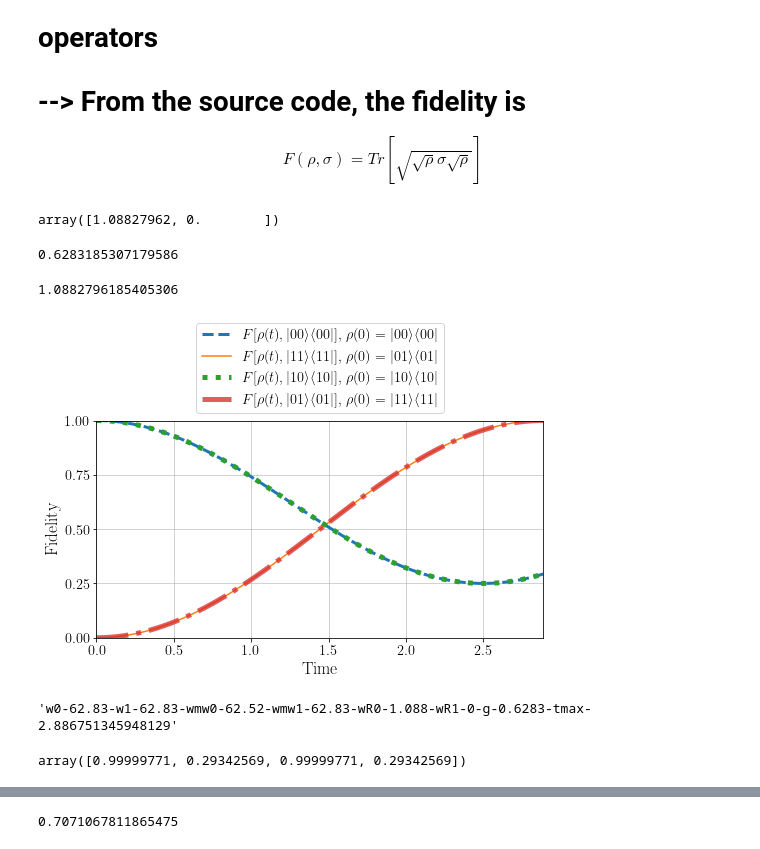
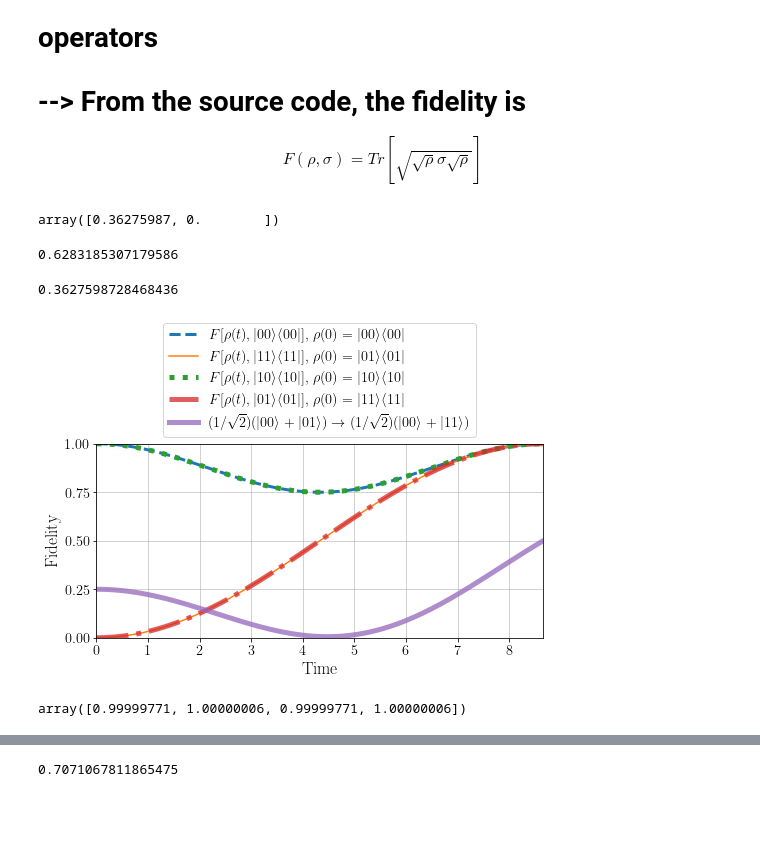
Before and after one commit to jam31118/kias-snu-winter-camp-2022, a Jupyter notebook: driven-two-interacting-qubit/driven-two-interacting-qubits.ipynb, the cells around one changed output, grey strips where cells are left out. Cells and saved outputs as stored; diff of their text form; code cells hidden in the pictures; blank space fills up the shorter version.

Commit message:
find fidelity of 1 in definite-spin basis i.e. 00, 11, 01, 10 and half fidelity for a superposed state

```diff
--- a/driven-two-interacting-qubit/driven-two-interacting-qubits.ipynb
+++ b/driven-two-interacting-qubit/driven-two-interacting-qubits.ipynb
@@ -34,7 +34,7 @@ g = g_ratio * min(w0,w1)
 # Omega_2J_ratio = 0.4 # 0.3 # 0.2 # 0.1 # 0.05 # 0.1
 # Omega = Omega_2J_ratio * 2*J
 from numpy import sqrt
-Omega_g_ratio = sqrt(3) # 1. # 0.5 # 0.31
+Omega_g_ratio = 1/sqrt(3) # sqrt(3) # 1. # 0.5 # 0.31
 Omega = Omega_g_ratio * g
 
 # g = - J
@@ -371,3 +372,19 @@ res_10_10 = mesolve(H, rho_10_10, t, c_ops, fidel_10_10, options=options)
 
 assert not np.any(np.abs(np.imag(res_10_10.expect)).max() > 1e-15)
 fidel_10_10_from_10_10 = np.real(res_10_10.expect)
+# %%
+ket_11 = tensor([basis(2,0), basis(2,0)])
+ket_01 = tensor([basis(2,1), basis(2,0)])
+
+# ket_01_plus_11 = (1/2**0.5) * ket_11 + (1/2**0.5) * ket_01
+
+ket_00 = tensor([basis(2,1), basis(2,1)])
+ket_00_plus_01 = (1/2**0.5) * ket_00 + (1/2**0.5) * ket_01
+
+rho_00_plus_01 = ket2dm(ket_00_plus_01)
+
+ket_00_plus_11 = (1/2**0.5) * ket_00 + (1/2**0.5) * ket_11
+
+rho_00_plus_11 = ket2dm(ket_00_plus_11)
+
+rho_00_plus_11
@@ -374,3 +404,11 @@ fidel_10_10_from_10_10 = np.real(res_10_10.expect)
+# %%
+fidel_00_plus_11 = lambda t, rho: np.real(fidelity(rho_00_plus_11, rho))
+
+res_from_00_plus_01 = mesolve(H, rho_00_plus_01, t, c_ops, fidel_00_plus_11, options=options)
+
+fidel_00_plus_11_from_00_plus_01 = res_from_00_plus_01.expect
+
+sq_fidel_00_plus_11_from_00_plus_01 = np.square(fidel_00_plus_11_from_00_plus_01)
 # %% [markdown]
 # [TODO] Compare the `fidelity()` function in `qutip` and the analytical calculation for some density operators
 
@@ -389,7 +427,7 @@ sq_fidel_stack = np.square(fidel_stack)
 # %%
 wR
 # %% [output]
-array([1.08827962, 0.        ])
+array([0.36275987, 0.        ])
 # %%
 g
 # %% [output]
@@ -397,7 +435,7 @@ g
 # %%
 wR[0]
 # %% [output]
-1.0882796185405306
+0.3627598728468436
 # %%
 fig, ax = plt.subplots(ncols=1, figsize=(7,5), constrained_layout=True,
 #                          gridspec_kw=dict(width_ratios=[3,1])
@@ -408,49 +446,48 @@ l_00_from_00, = ax.plot(t, sq_fidel_stack[3,:], lw=3, ls='--')
 l_11_from_01, = ax.plot(t, sq_fidel_stack[0,:])
 l_10_from_10, = ax.plot(t, sq_fidel_stack[1,:], lw=5, ls=':')
 l_01_from_11, = ax.plot(t, sq_fidel_stack[2,:], lw=5, ls='-.', alpha=0.75)
+l_00_plus_11_from_00_plus_01, = ax.plot(t, sq_fidel_00_plus_11_from_00_plus_01, lw=5, ls='-', alpha=0.75)
+
 ax.set_xlim(t[[0,-1]])
 ax.set_xlabel(r"Time")
 ax.set_ylabel("Fidelity")
 ax.legend(
-    [l_00_from_00, l_11_from_01, l_10_from_10, l_01_from_11],
+    [l_00_from_00, l_11_from_01, l_10_from_10, l_01_from_11, l_00_plus_11_from_00_plus_01],
     [r"$F[\rho(t), |00\rangle\langle 00|]$, $\rho(0)=|00\rangle\langle 00|$",
      r"$F[\rho(t), |11\rangle\langle 11|]$, $\rho(0)=|01\rangle\langle 01|$",
      r"$F[\rho(t), |10\rangle\langle 10|]$, $\rho(0)=|10\rangle\langle 10|$",
-     r"$F[\rho(t), |01\rangle\langle 01|]$, $\rho(0)=|11\rangle\langle 11|$"
+     r"$F[\rho(t), |01\rangle\langle 01|]$, $\rho(0)=|11\rangle\langle 11|$",
+     r"$(1/\sqrt{2})(|00\rangle+|01\rangle) \rightarrow (1/\sqrt{2})(|00\rangle+|11\rangle)$",
     ],
     loc='lower center',
     bbox_to_anchor=(0.5,1)
 )
 ax.yaxis.set_ticks([0,0.25,0.5,0.75,1])
 ax.grid(True, alpha=0.75, lw=0.75)
 ax.set_axisbelow(True)
 
 
 # l_10_from_10.set_visible(False)
 # l_11_from_01.set_visible(False)
 # l_01_from_11.set_visible(False)
 ax.set_ylim(0,1)
 
 
 # ax = axes[1]
 # ax.hlines(eigvals, 0, 1, color='k', lw=1.)
 # for eigval, label in zip(eigvals_ana, eigvals_labels_sorted):
 #     ax.text(1.02, eigval, fr"$|{label}\rangle$", va='center', ha='left', fontsize='large')
 # ax.set_xlim(-0.1,1.4)
 # ax.set_ylabel("Energy")
 # ax.xaxis.set_ticks([])
 
-# fig.savefig(f"fidelities-test-046-{params}.svg")
+# fig.savefig(f"fidelities-test-049-{params}.svg")
 # %% [output]
-[figure, old version]
+[figure, new version]
-# %%
-params
-# %% [output]
-'w0-62.83-w1-62.83-wmw0-62.52-wmw1-62.83-wR0-1.088-wR1-0-g-0.6283-tmax-2.886751345948129'
 # %%
 sq_fidel_stack[:,-1]
 # %% [output]
-array([0.99999771, 0.29342569, 0.99999771, 0.29342569])
+array([0.99999771, 1.00000006, 0.99999771, 1.00000006])
 # %%
 fidel_11_11_from_01_01.max()
 # %% [output]
```
Also changed, not shown: parts of 12 cells of this notebook.
